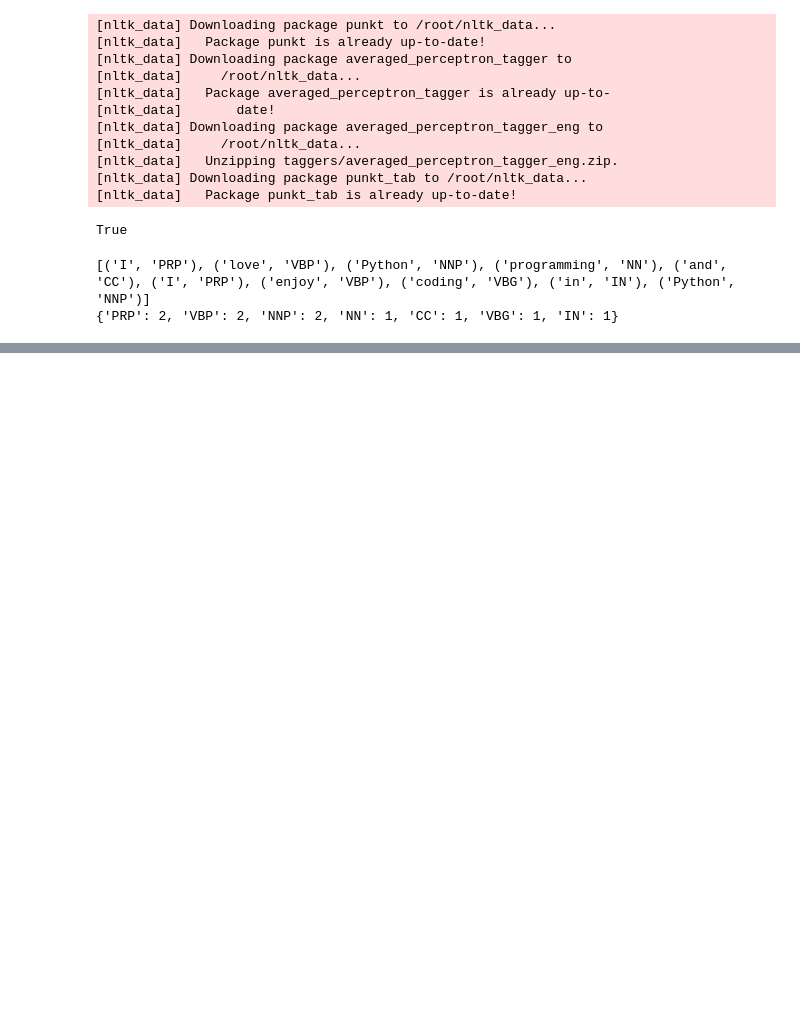
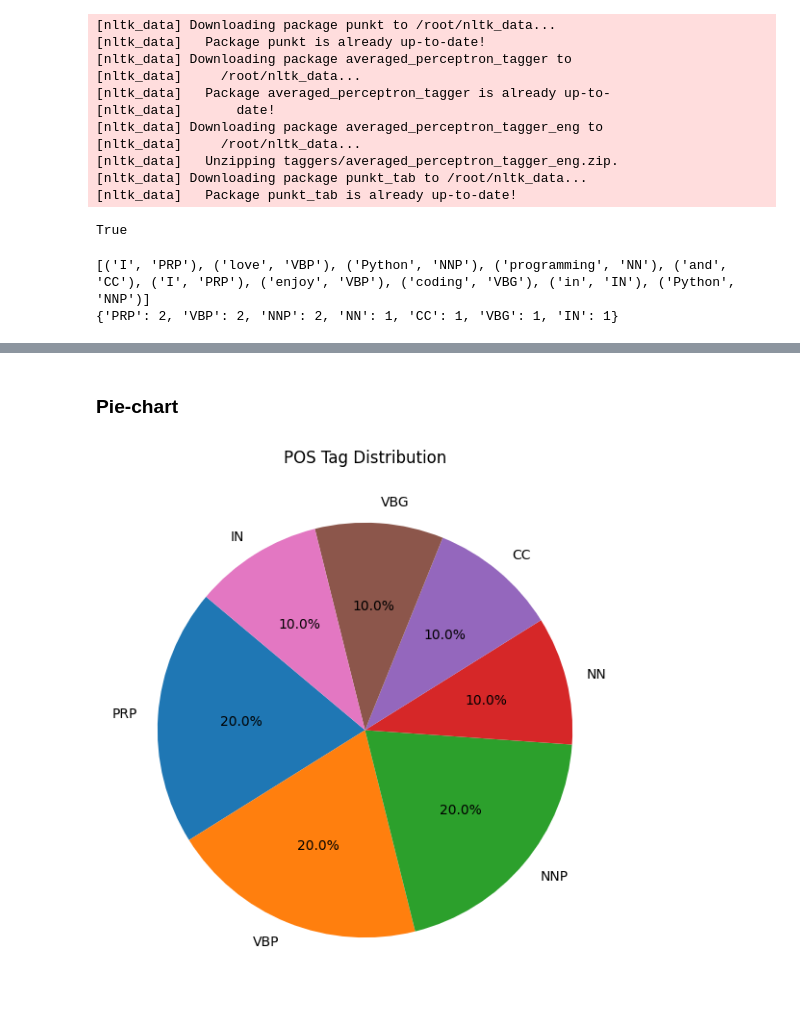
Before and after one commit to IPMSand/NLP-Module, a Jupyter notebook: Lecture27_09_2025.ipynb, the cells around one changed output, grey strips where cells are left out. Cells and saved outputs as stored; diff of their text form; code cells hidden in the pictures; blank space fills up the shorter version.

```diff
--- a/Lecture27_09_2025.ipynb
+++ b/Lecture27_09_2025.ipynb
@@ -48,0 +62,9 @@ print(pos_counts)
+# %% [markdown]
+### Pie-chart
+# %%
+plt.figure(figsize=(7,7))
+plt.pie(pos_counts.values(), labels=pos_counts.keys(), autopct='%1.1f%%', startangle=140)
+plt.title('POS Tag Distribution')
+plt.show()
+# %% [output]
+[figure, added]
```
Also changed, not shown: parts of 3 cells of this notebook.
